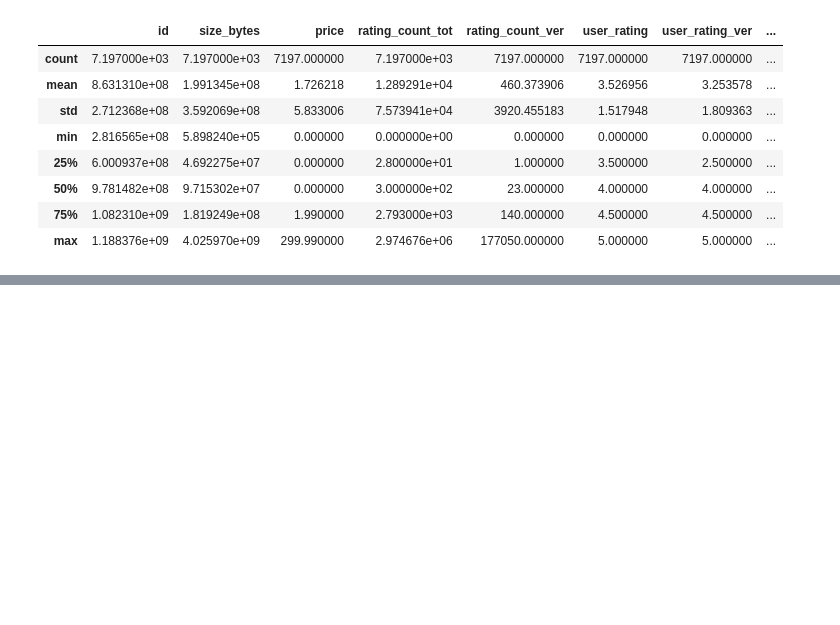
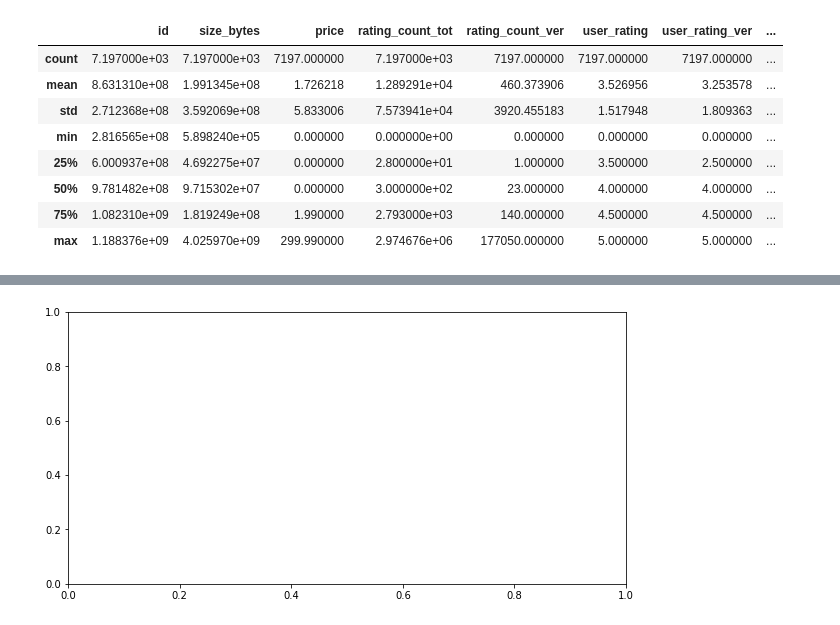
Before and after one commit to IkeyBenz/DS-1.1, a Jupyter notebook: Notebooks/Apple Analysis.ipynb, the cells around one changed output, grey strips where cells are left out. Saved outputs shown, nothing was run; the diff lists cells and outputs as text; code cells hidden in the pictures; blank space fills up the shorter version.

```diff
--- a/Notebooks/Apple Analysis.ipynb
+++ b/Notebooks/Apple Analysis.ipynb
@@ -81,0 +92,4 @@ df.drop('size_bytes', axis='columns', inplace=True)
+# %%
+fig, axs = plt.subplots(figsize=(10, 5))
+# %% [output]
+[figure, added]
```
Also changed, not shown: parts of 29 cells of this notebook.
